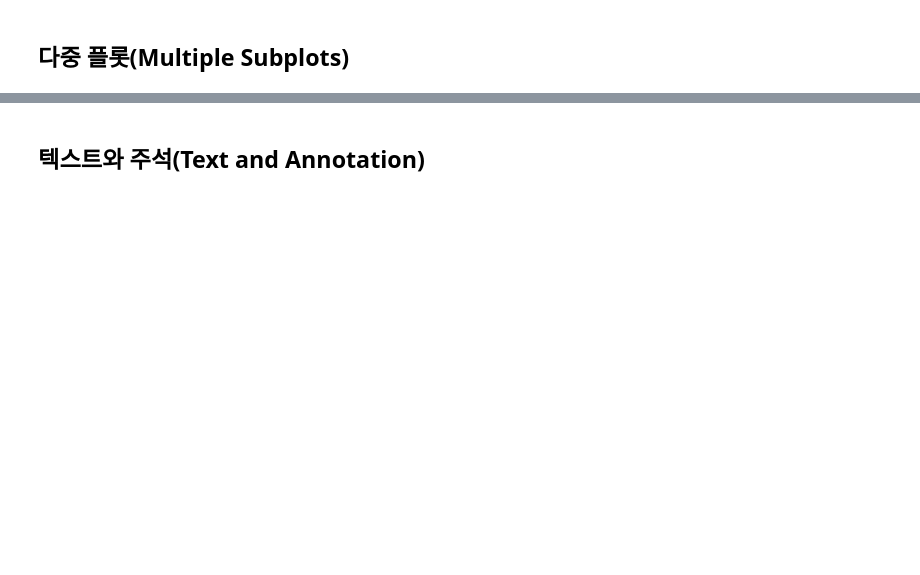
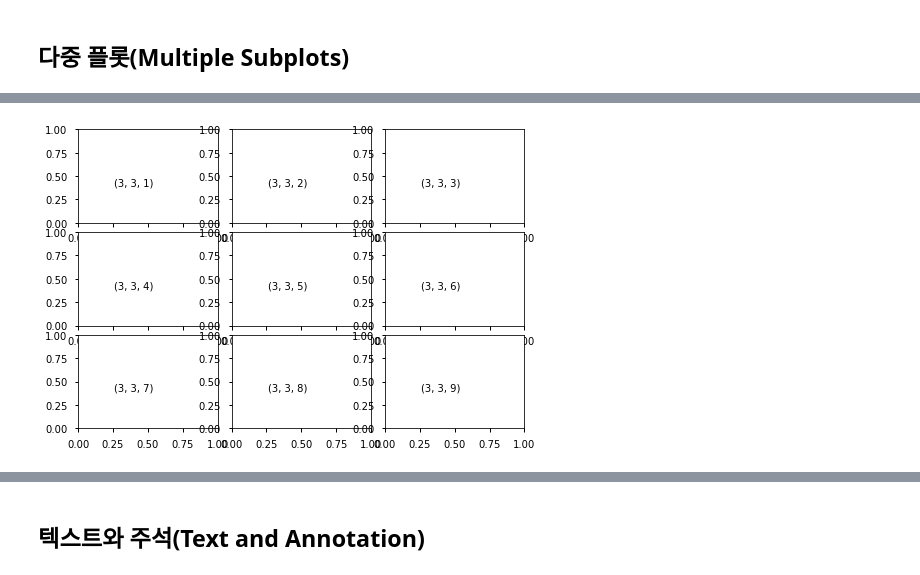
Before and after one commit to hyeon-ha/oss, a Jupyter notebook: data_analysis_null/_Matplotlib_한번에_제대로_배우기.ipynb, the cells around one changed output, grey strips where cells are left out. Cells and saved outputs as stored; diff of their text form; code cells hidden in the pictures; blank space fills up the shorter version.

```diff
--- a/data_analysis_null/_Matplotlib_한번에_제대로_배우기.ipynb
+++ b/data_analysis_null/_Matplotlib_한번에_제대로_배우기.ipynb
@@ -259,0 +274,9 @@ ax2 = plt.axes([0.65,0.5,02,0.3])
+# %%
+fig = plt.figure()
+fig.subplots_adjust(hspace=0.1, wspace=0.1)
+##간격을 조절한다.
+for i in range(1,10):
+    plt.subplot(3,3,i)
+    plt.text(0.4,0.4,((3,3,i)), ha='center')
+# %% [output]
+[figure, added]
```
Also changed, not shown: parts of 26 cells of this notebook.
